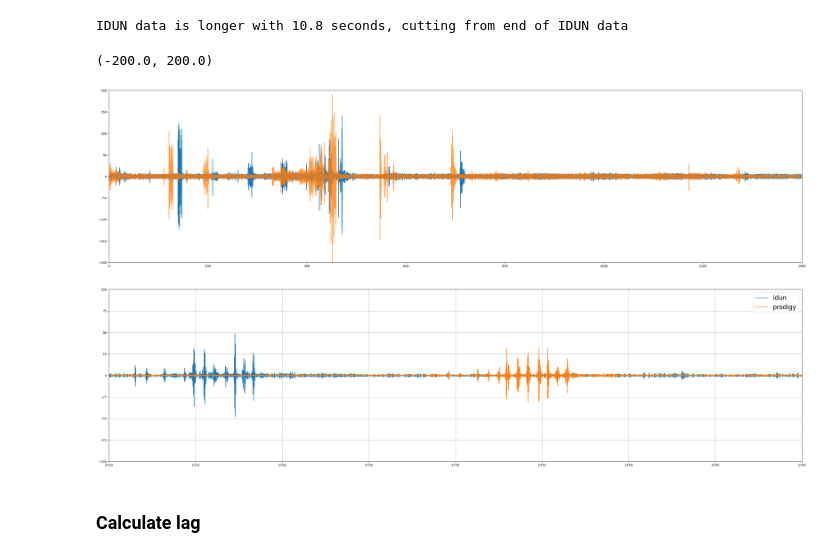
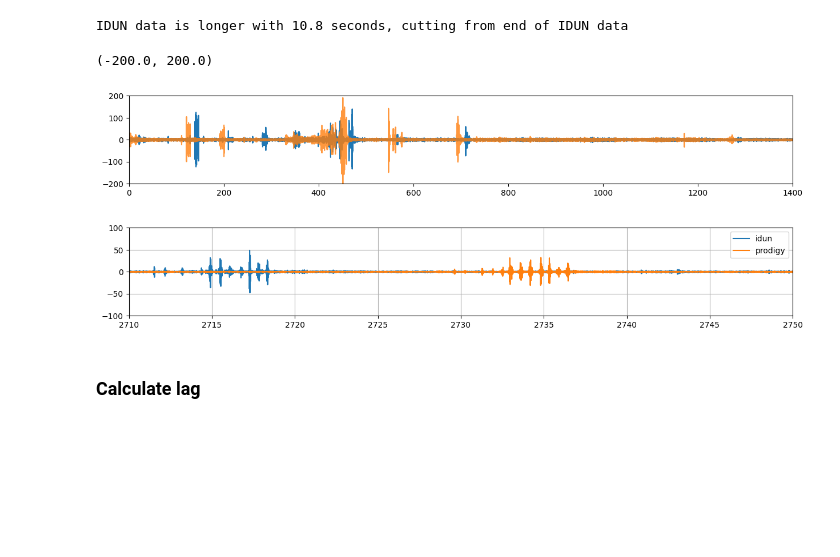
Before and after one commit to iduntech/idn-sync-data, a Jupyter notebook: sync_main.ipynb, the cells around one changed output. Saved outputs shown, nothing was run; the diff lists cells and outputs as text; code cells hidden in the pictures; blank space fills up the shorter version.

```diff
--- a/sync_main.ipynb
+++ b/sync_main.ipynb
@@ -82,47 +69,45 @@ Text(0.5, 1.0, 'IDUN FFT EMG filtered')
 # %% [markdown]
 ### Make data same length
 # %%
-prodigy_cleaned_data = prodigy_filtered_data_rs
-idun_cleaned_data = idun_filtered_data
+prodigy_clipped_data = copy.deepcopy(prodigy_filtered_data_rs)
+idun_clipped_data = copy.deepcopy(idun_filtered_data)
+idun_base_clipped_data = copy.deepcopy(idun_base_data)
+prodigy_base_clipped_df = copy.deepcopy(prodigy_base_data_df)
+
 # Find which one is longer and how much longer
-if len(prodigy_cleaned_data) > len(idun_cleaned_data):
-
-    longer_len = len(prodigy_cleaned_data)
-    shorter_len = len(idun_cleaned_data)
-    diff = int(longer_len - shorter_len)
-    prodigy_cleaned_data = prodigy_cleaned_data[int(diff/2):int(-diff/2)]
+if len(prodigy_clipped_data) > len(idun_clipped_data):
+    diff = int(len(prodigy_clipped_data) - len(idun_clipped_data))
+    prodigy_clipped_data = prodigy_clipped_data[int(diff/2):int(-diff/2)]
+    prodigy_base_clipped_df = prodigy_base_clipped_df[int(diff/2):int(-diff/2)].reset_index(drop=True)
     print(f"Comparison data is longer with {diff/config.BASE_SAMPLE_RATE} seconds, cutting from end of Prodigy data")
 else:
-    longer_len = len(idun_cleaned_data)
-    shorter_len = len(prodigy_cleaned_data)
-    diff = int(longer_len - shorter_len)
-    idun_cleaned_data = idun_cleaned_data[int(diff/2):int(-diff/2)]
+    diff = int(len(idun_clipped_data) - len(prodigy_clipped_data))
+    idun_clipped_data = idun_clipped_data[int(diff/2):int(-diff/2)]
+    idun_base_clipped_data = idun_base_clipped_data[int(diff/2):int(-diff/2)]
     print(f"IDUN data is longer with {diff/config.BASE_SAMPLE_RATE} seconds, cutting from end of IDUN data")
 
-same_times = np.linspace(0, len(idun_cleaned_data)/config.BASE_SAMPLE_RATE, len(idun_cleaned_data))
+same_times = np.linspace(0, len(idun_clipped_data)/config.BASE_SAMPLE_RATE, len(idun_clipped_data))
 # %% [output]
 IDUN data is longer with 10.8 seconds, cutting from end of IDUN data
 # %%
-plt.figure(figsize=(40, 10))
-plt.plot(same_times, prodigy_cleaned_data)
+plt.figure(figsize=(15, 2))
+plt.plot(same_times, prodigy_clipped_data)
 plt.ylim(-200, 200)
-plt.plot(same_times, 0.8*idun_cleaned_data, alpha = 0.8)
+plt.plot(same_times, 0.8*idun_clipped_data, alpha = 0.8)
 plt.xlim(0, 1400)
 plt.ylim(-200, 200)
 # %% [output]
 (-200.0, 200.0)
-[figure, old version]
+[figure, new version]
 # %%
-# plot the data
-plt.figure(figsize=(40, 10))
-
-plt.plot(same_times,idun_cleaned_data, label='idun')
-plt.plot(same_times,0.5*prodigy_cleaned_data, label='prodigy')
+plt.figure(figsize=(15, 2))
+plt.plot(same_times,idun_clipped_data, label='idun')
+plt.plot(same_times,0.5*prodigy_clipped_data, label='prodigy')
 plt.xlim(2710, 2750)
-plt.legend(fontsize=20)
+plt.legend()
 plt.ylim(-100,100)
 plt.grid()
 # %% [output]
-[figure, old version]
+[figure, new version]
 # %% [markdown]
 ### Calculate lag
```
Also changed, not shown: parts of 28 cells of this notebook, 1 other file.
